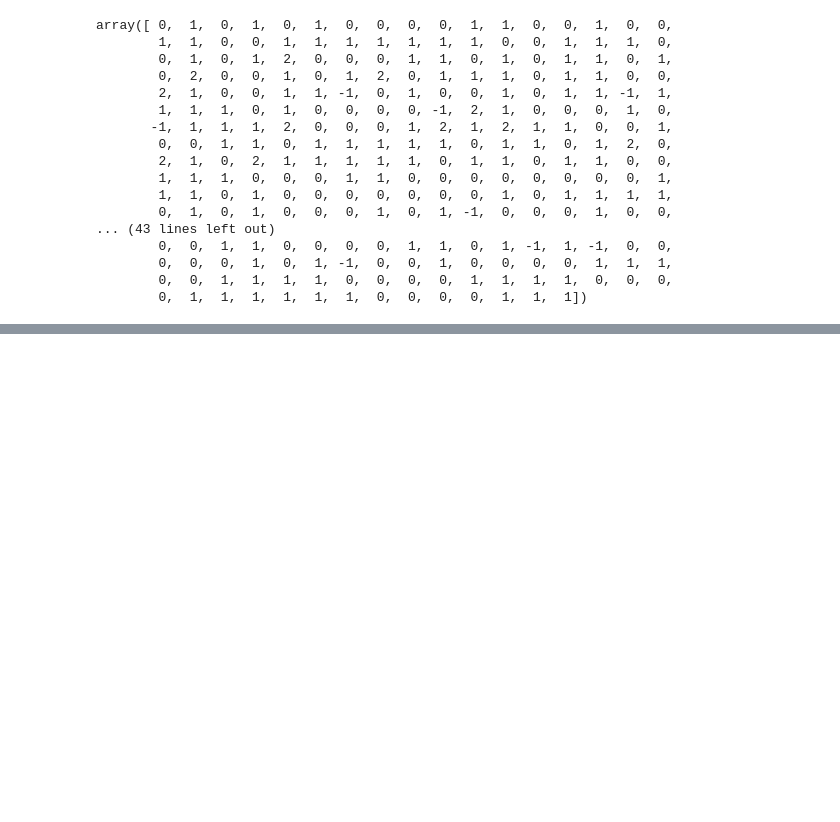
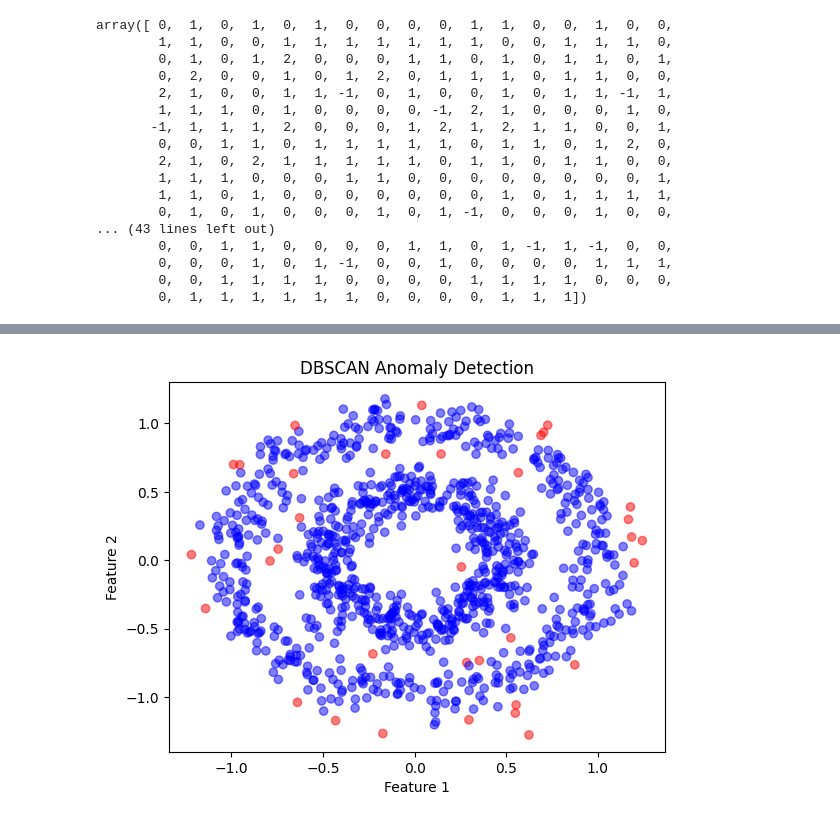
Before and after one commit to ehtishamsher/anomaly_detection, a Jupyter notebook: DBSCAN/DBSCAN_clustering_anomaly_detection.ipynb, the cells around one changed output, grey strips where cells are left out. Cells and saved outputs as stored; diff of their text form; code cells hidden in the pictures; blank space fills up the shorter version.

```diff
--- a/DBSCAN/DBSCAN_clustering_anomaly_detection.ipynb
+++ b/DBSCAN/DBSCAN_clustering_anomaly_detection.ipynb
@@ -48,0 +54,10 @@ array([ 0,  1,  0,  1,  0,  1,  0,  0,  0,  0,  1,  1,  0,  0,  1,  0,  0,
+# %%
+colors = ['red' if label == -1 else 'blue' for label in dbscan.labels_]
+
+plt.scatter(X[:, 0], X[:, 1], c=colors, alpha=0.5)
+plt.xlabel('Feature 1')
+plt.ylabel('Feature 2')
+plt.title('DBSCAN Anomaly Detection')
+plt.show()
+# %% [output]
+[figure, added]
```
Also changed, not shown: parts of 1 cell of this notebook, 2 other files.
